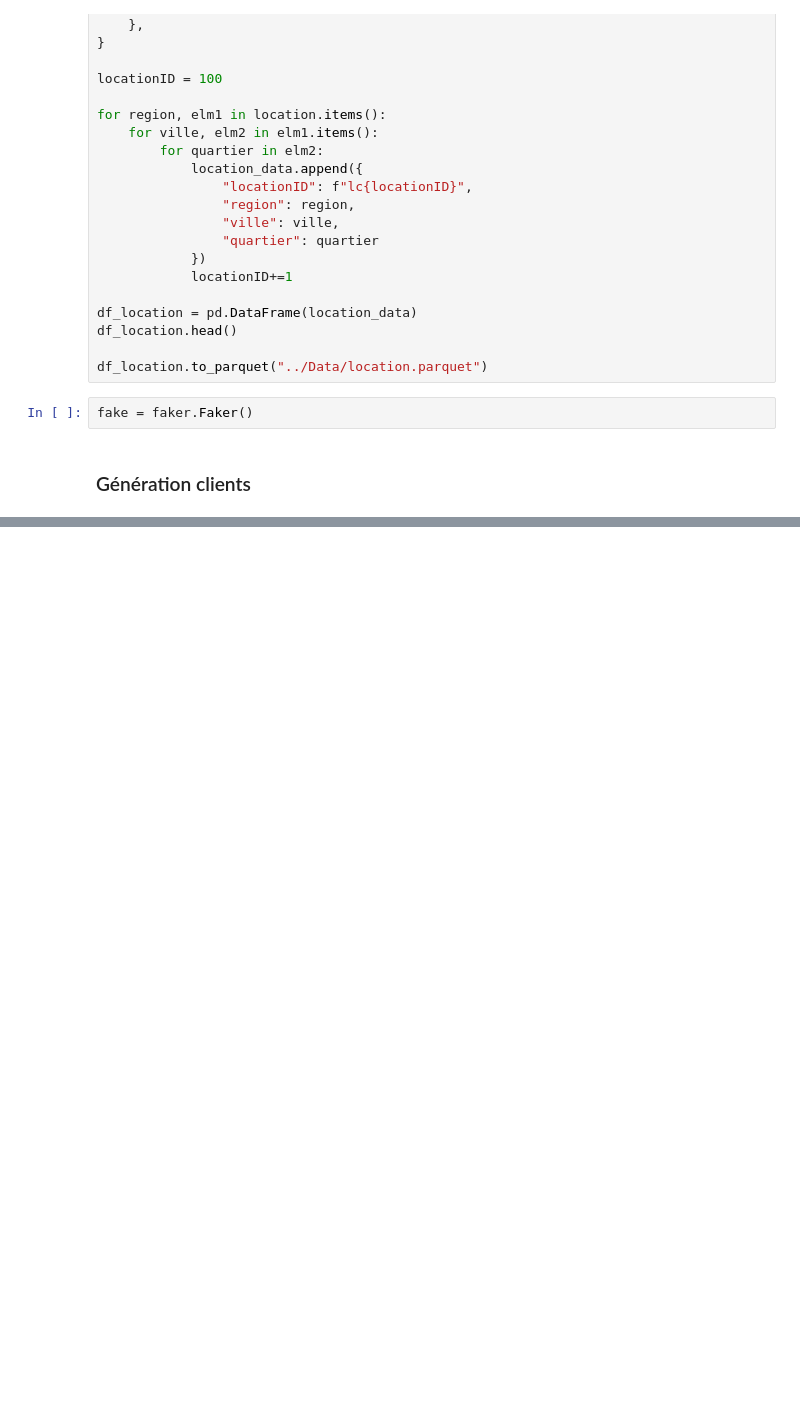
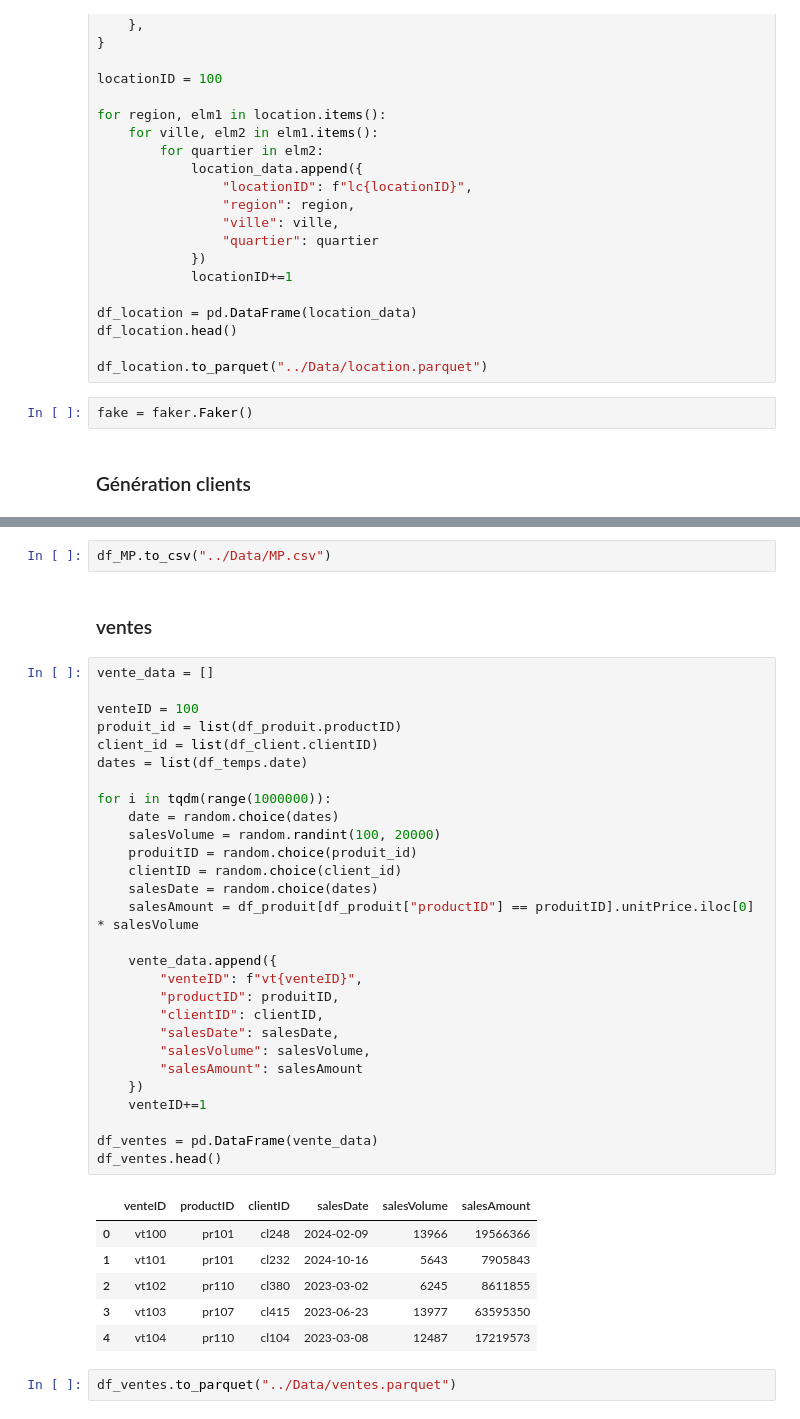
Before and after one commit to Hermann002/use_case_promodis, a Jupyter notebook: notebook/Generate.ipynb, the cells around one changed output, grey strips where cells are left out. Drawn from its saved outputs; the diff is of its cells as text; blank space fills up the shorter version.

```diff
--- a/notebook/Generate.ipynb
+++ b/notebook/Generate.ipynb
@@ -148,0 +215,41 @@ df_client.head()
+# %%
+df_MP.to_csv("../Data/MP.csv")
+# %% [markdown]
+### ventes
+# %%
+vente_data = []
+
+venteID = 100
+produit_id = list(df_produit.productID)
+client_id = list(df_client.clientID)
+dates = list(df_temps.date)
+
+for i in tqdm(range(1000000)):
+    date = random.choice(dates)
+    salesVolume = random.randint(100, 20000)
+    produitID = random.choice(produit_id)
+    clientID = random.choice(client_id)
+    salesDate = random.choice(dates)
+    salesAmount = df_produit[df_produit["productID"] == produitID].unitPrice.iloc[0] * salesVolume
+
+    vente_data.append({
+        "venteID": f"vt{venteID}",
+        "productID": produitID,
+        "clientID": clientID,
+        "salesDate": salesDate,
+        "salesVolume": salesVolume,
+        "salesAmount": salesAmount
+    })
+    venteID+=1
+
+df_ventes = pd.DataFrame(vente_data)
+df_ventes.head()
+# %% [output]
+|  | venteID | productID | clientID | salesDate | salesVolume | salesAmount |
+| 0 | vt100 | pr101 | cl248 | 2024-02-09 | 13966 | 19566366 |
+| 1 | vt101 | pr101 | cl232 | 2024-10-16 | 5643 | 7905843 |
+| 2 | vt102 | pr110 | cl380 | 2023-03-02 | 6245 | 8611855 |
+| 3 | vt103 | pr107 | cl415 | 2023-06-23 | 13977 | 63595350 |
+| 4 | vt104 | pr110 | cl104 | 2023-03-08 | 12487 | 17219573 |
+# %%
+df_ventes.to_parquet("../Data/ventes.parquet")
```
Also changed, not shown: parts of 18 cells of this notebook.
